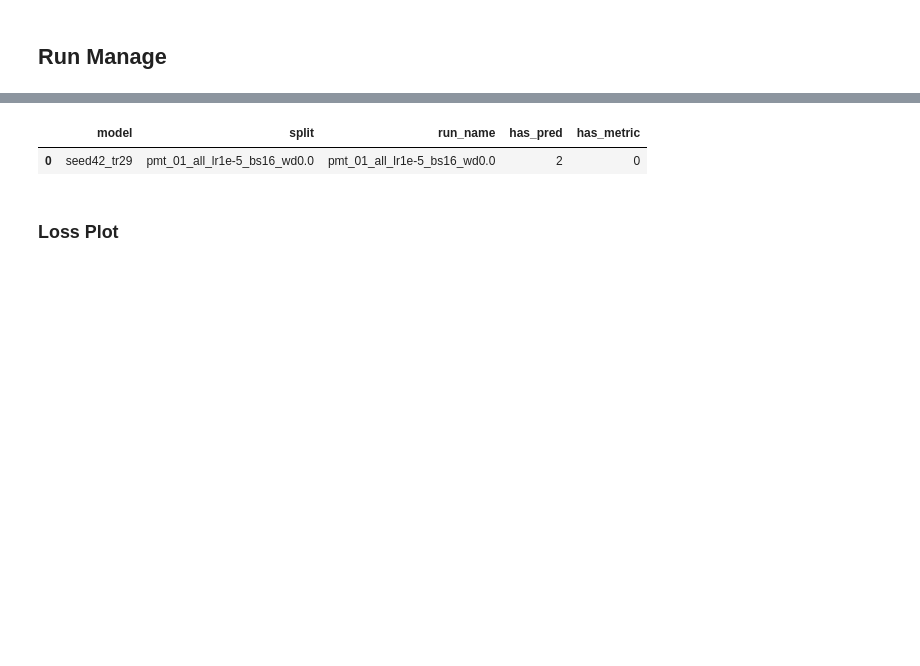
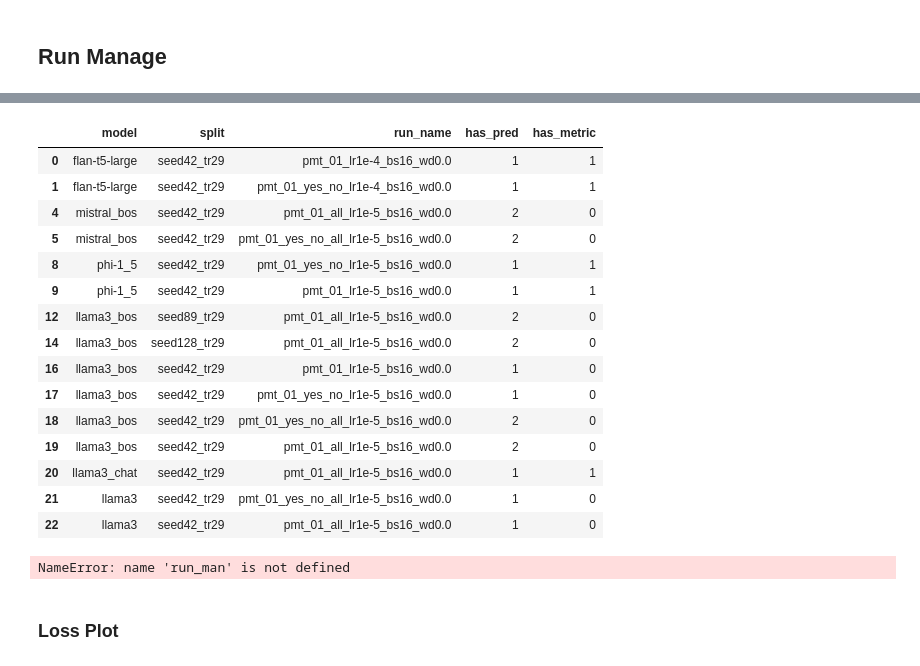
Before and after one commit to srhthu/ContClause, a Jupyter notebook: scripts/jupyter/get_metrics.ipynb, the cells around one changed output, grey strips where cells are left out. Saved outputs shown, nothing was run; the diff lists cells and outputs as text; code cells hidden in the pictures; blank space fills up the shorter version.

```diff
--- a/scripts/jupyter/get_metrics.ipynb
+++ b/scripts/jupyter/get_metrics.ipynb
@@ -404,5 +448,19 @@ run_man.print_no_pred_runs()
 # %%
-run_man.runs
+run_man.runs[run_man.runs['has_pred'] > 0]
 # %% [output]
 |  | model | split | run_name | has_pred | has_metric |
-| 0 | seed42_tr29 | pmt_01_all_lr1e-5_bs16_wd0.0 | pmt_01_all_lr1e-5_bs16_wd0.0 | 2 | 0 |
+| 0 | flan-t5-large | seed42_tr29 | pmt_01_lr1e-4_bs16_wd0.0 | 1 | 1 |
+| 1 | flan-t5-large | seed42_tr29 | pmt_01_yes_no_lr1e-4_bs16_wd0.0 | 1 | 1 |
+| 4 | mistral_bos | seed42_tr29 | pmt_01_all_lr1e-5_bs16_wd0.0 | 2 | 0 |
+| 5 | mistral_bos | seed42_tr29 | pmt_01_yes_no_all_lr1e-5_bs16_wd0.0 | 2 | 0 |
+| 8 | phi-1_5 | seed42_tr29 | pmt_01_yes_no_lr1e-5_bs16_wd0.0 | 1 | 1 |
+| 9 | phi-1_5 | seed42_tr29 | pmt_01_lr1e-5_bs16_wd0.0 | 1 | 1 |
+| 12 | llama3_bos | seed89_tr29 | pmt_01_all_lr1e-5_bs16_wd0.0 | 2 | 0 |
+| 14 | llama3_bos | seed128_tr29 | pmt_01_all_lr1e-5_bs16_wd0.0 | 2 | 0 |
+| 16 | llama3_bos | seed42_tr29 | pmt_01_lr1e-5_bs16_wd0.0 | 1 | 0 |
+| 17 | llama3_bos | seed42_tr29 | pmt_01_yes_no_lr1e-5_bs16_wd0.0 | 1 | 0 |
+| 18 | llama3_bos | seed42_tr29 | pmt_01_yes_no_all_lr1e-5_bs16_wd0.0 | 2 | 0 |
+| 19 | llama3_bos | seed42_tr29 | pmt_01_all_lr1e-5_bs16_wd0.0 | 2 | 0 |
+| 20 | llama3_chat | seed42_tr29 | pmt_01_all_lr1e-5_bs16_wd0.0 | 1 | 1 |
+| 21 | llama3 | seed42_tr29 | pmt_01_yes_no_all_lr1e-5_bs16_wd0.0 | 1 | 0 |
+| 22 | llama3 | seed42_tr29 | pmt_01_all_lr1e-5_bs16_wd0.0 | 1 | 0 |
@@ -409,3 +470,19 @@ run_man.runs
+# %%
+for _, row in run_man.runs[run_man.runs['has_pred'] > 0].iterrows():
+    if 'phi' in row['model'] or 'flan' in row['model']:
+        continue
+    run_path = 'runs/ood/{}/{}/{}'.format(row['model'], row['split'], row['run_name'])
+    print(f'Handle run {run_path}')
+    tk_names = ['llama3', 'mistral', 'phi2', 'flan-t5']
+    try:
+        tk_name = [k for k in tk_names if k in row['model']][0]
+    except:
+        print(f'missing tk_name for {row["model"]}')
+        continue
+    test_meta_ood = pd.read_csv(f'data/ood_split/seed42_tr29/{tkn_name}/test_meta_ood.csv', converters = cvt)
+    run_man.cal_metrics_for_run(run_path, test_meta_ood, parse_pred)
+# %% [output]
+NameError: name 'run_man' is not defined
 # %% [markdown]
 ### Loss Plot
 # %%
```
Also changed, not shown: parts of 15 cells of this notebook, 11 other files.
